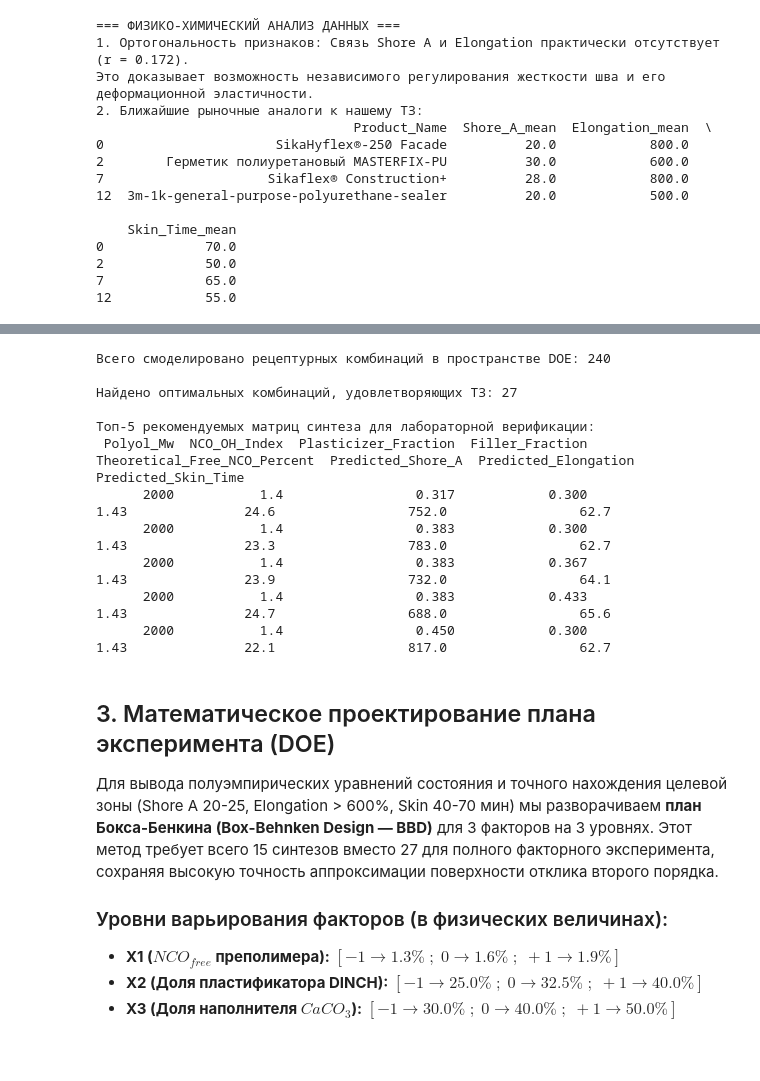
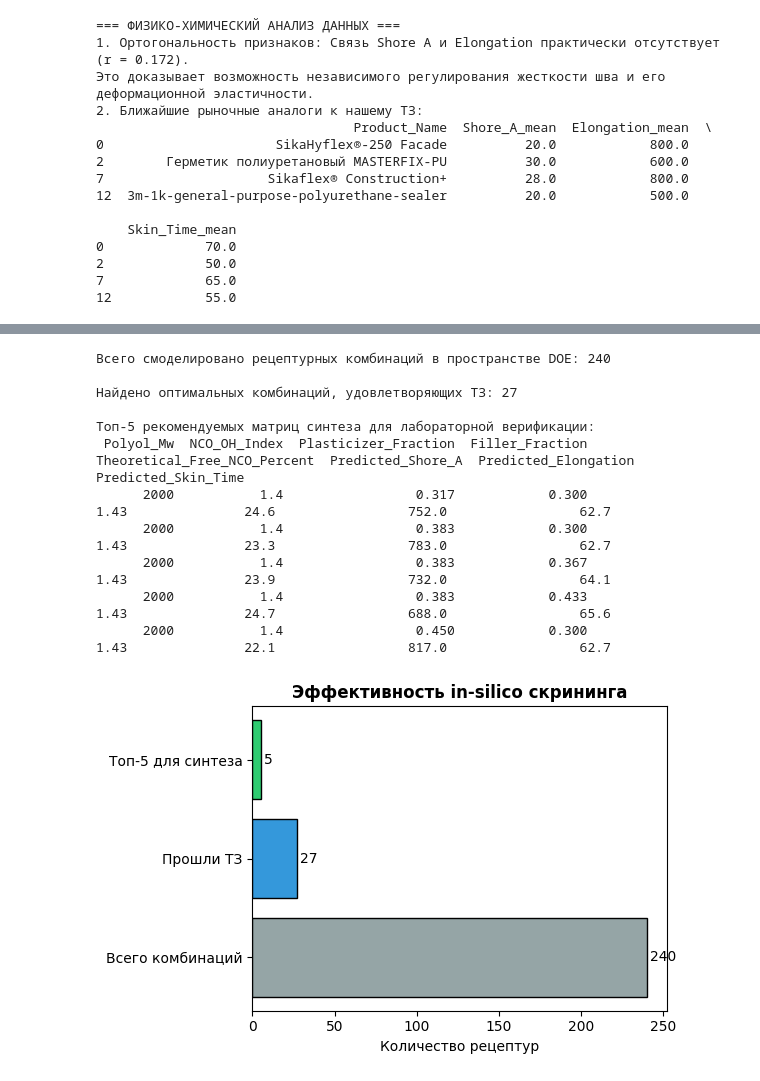
Before and after one commit to czeberyak/elastomeric_1k_pu, a Jupyter notebook: notebooks/01_data_exploration.ipynb, the cells around one changed output, grey strips where cells are left out. Drawn from its saved outputs; the diff is of its cells as text; code cells hidden in the pictures; blank space fills up the shorter version.

```diff
--- a/notebooks/01_data_exploration.ipynb
+++ b/notebooks/01_data_exploration.ipynb
@@ -199,40 +271,48 @@ for mw in polyol_options:
                 results.append(recipe_record)
 
 sim_df = pd.DataFrame(results)
 print(f"Всего смоделировано рецептурных комбинаций в пространстве DOE: {len(sim_df)}")
 
 # Выделим подмножество оптимальных рецептур, проходящих сквозь матрицу ограничений нашего ТЗ:
 # Shore A: 20-25 | Elongation: >= 600% | Skin Time: 40-70 мин
 optimal_recipes = sim_df[
     (sim_df["Predicted_Shore_A"] >= 20) & (sim_df["Predicted_Shore_A"] <= 25) &
     (sim_df["Predicted_Elongation"] >= 600) &
     (sim_df["Predicted_Skin_Time"] >= 40) & (sim_df["Predicted_Skin_Time"] <= 70)
 ]
 
 print(f"\nНайдено оптимальных комбинаций, удовлетворяющих ТЗ: {len(optimal_recipes)}")
 if not optimal_recipes.empty:
     print("\nТоп-5 рекомендуемых матриц синтеза для лабораторной верификации:")
     print(optimal_recipes[['Polyol_Mw', 'NCO_OH_Index', 'Plasticizer_Fraction', 'Filler_Fraction',
                            'Theoretical_Free_NCO_Percent', 'Predicted_Shore_A', 'Predicted_Elongation', 'Predicted_Skin_Time']].head(5).to_string(index=False))
+
+    # Визуализация эффективности скрининга
+fig, ax = plt.subplots(figsize=(6, 4))
+categories = ['Всего комбинаций', 'Прошли ТЗ', 'Топ-5 для синтеза']
+counts = [len(sim_df), len(optimal_recipes), 5]
+colors = ['#95a5a6', '#3498db', '#2ecc71']
+
+bars = ax.barh(categories, counts, color=colors, edgecolor='black')
+ax.set_xlabel('Количество рецептур')
+ax.set_title('Эффективность in-silico скрининга', fontweight='bold')
+
+# Добавляем подписи значений
+for bar, count in zip(bars, counts):
+    ax.text(count + 2, bar.get_y() + bar.get_height()/2, f'{count}', va='center')
+
+plt.tight_layout()
+plt.show()
 # %% [output]
 Всего смоделировано рецептурных комбинаций в пространстве DOE: 240
 
 Найдено оптимальных комбинаций, удовлетворяющих ТЗ: 27
 
 Топ-5 рекомендуемых матриц синтеза для лабораторной верификации:
  Polyol_Mw  NCO_OH_Index  Plasticizer_Fraction  Filler_Fraction  Theoretical_Free_NCO_Percent  Predicted_Shore_A  Predicted_Elongation  Predicted_Skin_Time
       2000           1.4                 0.317            0.300                          1.43               24.6                 752.0                 62.7
       2000           1.4                 0.383            0.300                          1.43               23.3                 783.0                 62.7
       2000           1.4                 0.383            0.367                          1.43               23.9                 732.0                 64.1
       2000           1.4                 0.383            0.433                          1.43               24.7                 688.0                 65.6
       2000           1.4                 0.450            0.300                          1.43               22.1                 817.0                 62.7
+[figure, added]
-# %% [markdown]
-## 3. Математическое проектирование плана эксперимента (DOE)
-
-Для вывода полуэмпирических уравнений состояния и точного нахождения целевой зоны (Shore A 20-25, Elongation > 600%, Skin 40-70 мин) мы разворачиваем **план Бокса-Бенкина (Box-Behnken Design — BBD)** для 3 факторов на 3 уровнях.
-Этот метод требует всего 15 синтезов вместо 27 для полного факторного эксперимента, сохраняя высокую точность аппроксимации поверхности отклика второго порядка.
-
-### Уровни варьирования факторов (в физических величинах):
-* **X1 ($NCO_{free}$ преполимера):** $[-1 \to 1.3\%\;;\; 0 \to 1.6\%\;;\; +1 \to 1.9\%]$
-* **X2 (Доля пластификатора DINCH):** $[-1 \to 25.0\%\;;\; 0 \to 32.5\%\;;\; +1 \to 40.0\%]$
-* **X3 (Доля наполнителя $CaCO_3$):** $[-1 \to 30.0\%\;;\; 0 \to 40.0\%\;;\; +1 \to 50.0\%]$
```
Also changed, not shown: parts of 15 cells of this notebook, 4 other files.
